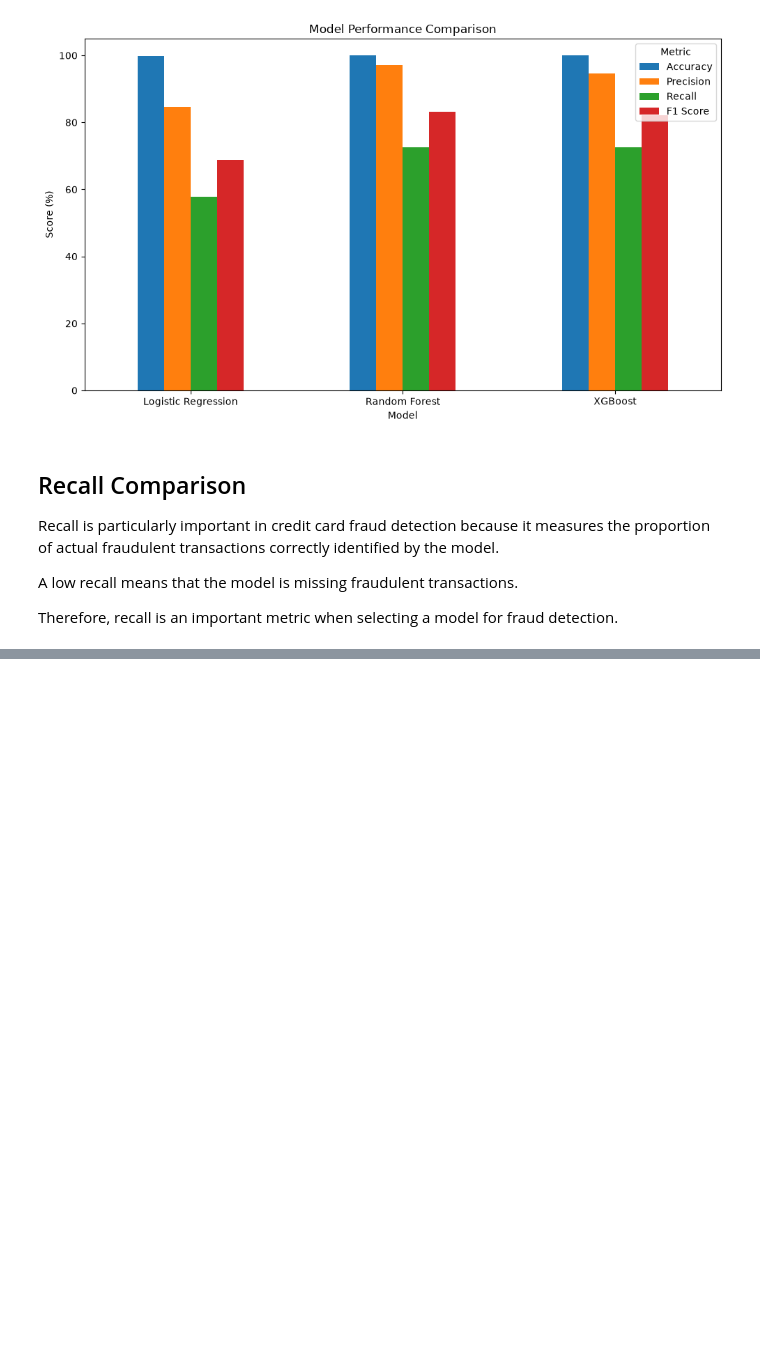
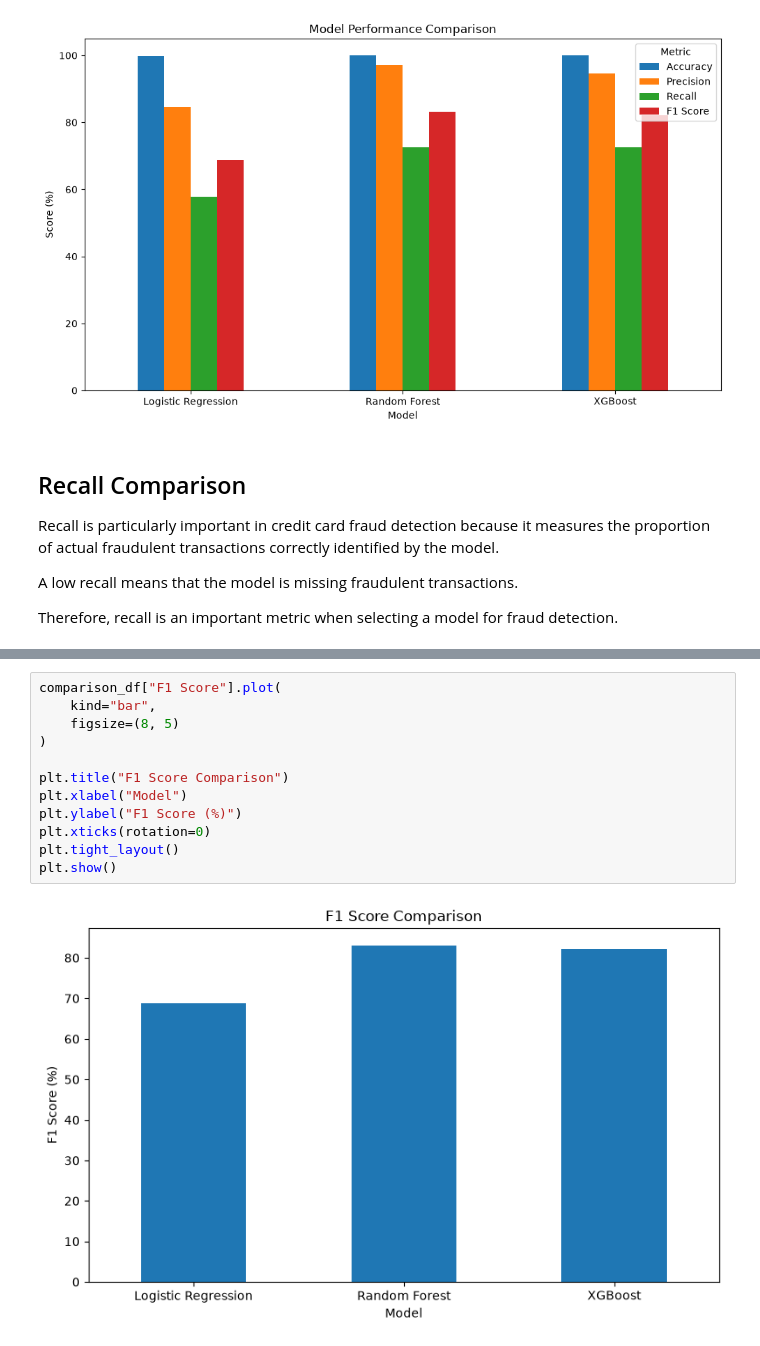
Before and after one commit to Saumyasingh1205/credit-card-fraud-ai, a Jupyter notebook: notebooks/05_Model_Comparison.ipynb, the cells around one changed output, grey strips where cells are left out. Cells and saved outputs as stored; diff of their text form; blank space fills up the shorter version.

Commit message:
feat: update model comparison

```diff
--- a/notebooks/05_Model_Comparison.ipynb
+++ b/notebooks/05_Model_Comparison.ipynb
@@ -108,0 +119,14 @@ plt.show()
+# %%
+comparison_df["F1 Score"].plot(
+    kind="bar",
+    figsize=(8, 5)
+)
+
+plt.title("F1 Score Comparison")
+plt.xlabel("Model")
+plt.ylabel("F1 Score (%)")
+plt.xticks(rotation=0)
+plt.tight_layout()
+plt.show()
+# %% [output]
+[figure, added]
```
Also changed, not shown: parts of 5 cells of this notebook.
